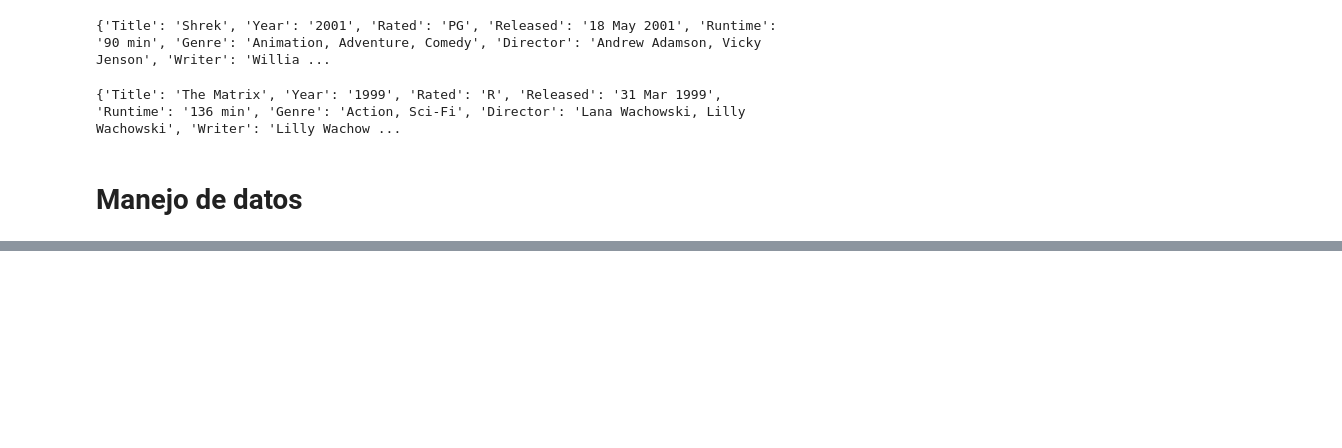
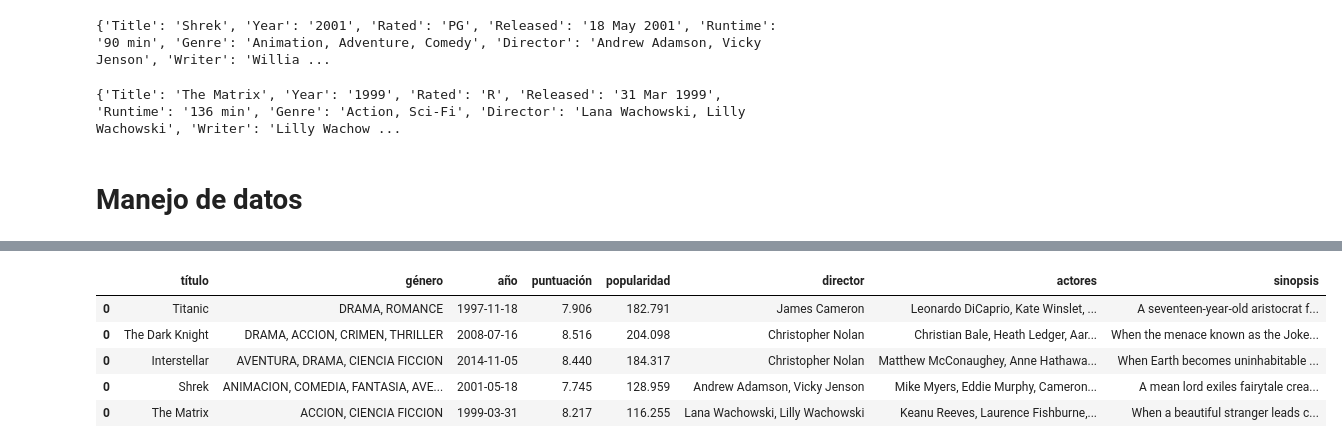
Before and after one commit to earo12/API-example, a Jupyter notebook: API_Movie.ipynb, the cells around one changed output, grey strips where cells are left out. Cells and saved outputs as stored; diff of their text form; code cells hidden in the pictures; blank space fills up the shorter version.

```diff
--- a/API_Movie.ipynb
+++ b/API_Movie.ipynb
@@ -187,0 +338,39 @@ df
+# %%
+
+# Transformación de variable númerica a categórica el género
+# Vale la pena revisar de dónde saqué el mapeo: https://themoviedb.org/talk/5daf6eb0ae36680011d7e6ee?language=es-MX consultado al 28 de agosto del 2024
+
+mapeo = {
+        18: 'DRAMA',
+        10749: 'ROMANCE',
+        28: 'ACCION',
+        12: 'AVENTURA',
+        16: 'ANIMACION',
+        35: 'COMEDIA',
+        80: 'CRIMEN',
+        99: 'DOCUMENTAL',
+        27: 'HORROR',
+        878: 'CIENCIA FICCION',
+        53: 'THRILLER',
+        14: 'FANTASIA',
+        36: 'HISTORICA',
+        10751: 'FAMILIAR'
+
+    }
+
+# Esta función transforma los IDs en una descripción, además de que quita los corchetes de cada ID
+def map_genres(genre_list):
+    return ', '.join(mapeo.get(id_genero, 'DESCONOCIDO') for id_genero in genre_list)
+
+
+# Guardamos en la columna género
+df_concatenado['género'] = df_concatenado['género'].apply(map_genres)
+# %%
+df_concatenado
+# %% [output]
+|  | título | género | año | puntuación | popularidad | director | actores | sinopsis |
+| 0 | Titanic | DRAMA, ROMANCE | 1997-11-18 | 7.906 | 182.791 | James Cameron | Leonardo DiCaprio, Kate Winslet, ... | A seventeen-year-old aristocrat f... |
+| 0 | The Dark Knight | DRAMA, ACCION, CRIMEN, THRILLER | 2008-07-16 | 8.516 | 204.098 | Christopher Nolan | Christian Bale, Heath Ledger, Aar... | When the menace known as the Joke... |
+| 0 | Interstellar | AVENTURA, DRAMA, CIENCIA FICCION | 2014-11-05 | 8.440 | 184.317 | Christopher Nolan | Matthew McConaughey, Anne Hathawa... | When Earth becomes uninhabitable ... |
+| 0 | Shrek | ANIMACION, COMEDIA, FANTASIA, AVE... | 2001-05-18 | 7.745 | 128.959 | Andrew Adamson, Vicky Jenson | Mike Myers, Eddie Murphy, Cameron... | A mean lord exiles fairytale crea... |
+| 0 | The Matrix | ACCION, CIENCIA FICCION | 1999-03-31 | 8.217 | 116.255 | Lana Wachowski, Lilly Wachowski | Keanu Reeves, Laurence Fishburne,... | When a beautiful stranger leads c... |
```
Also changed, not shown: parts of 28 cells of this notebook.
